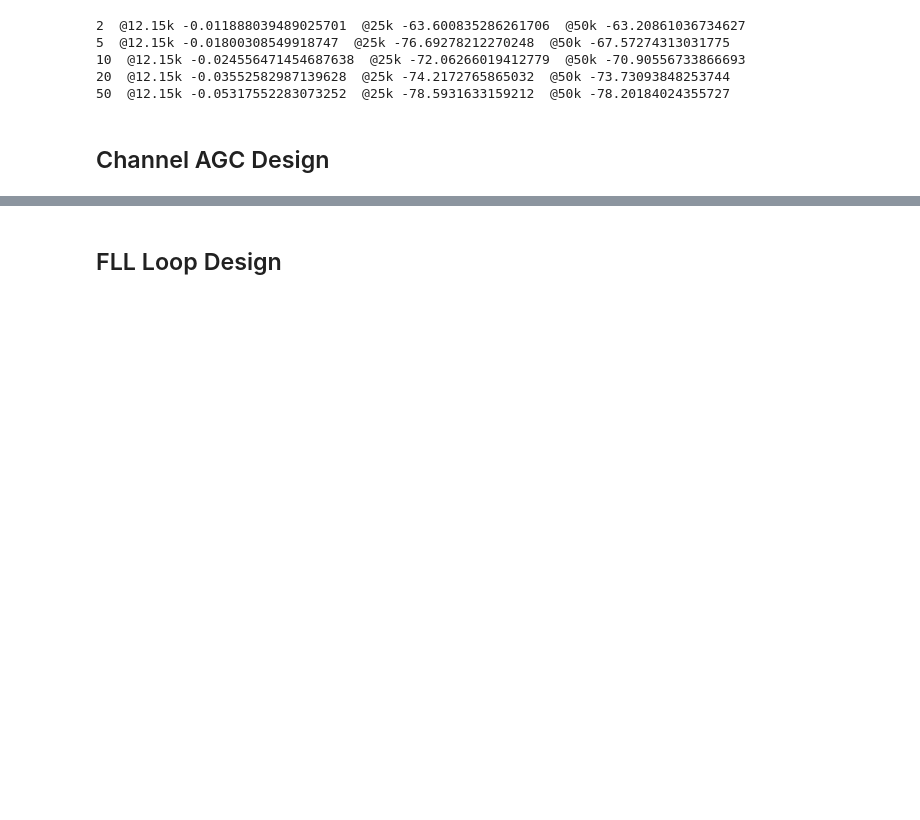
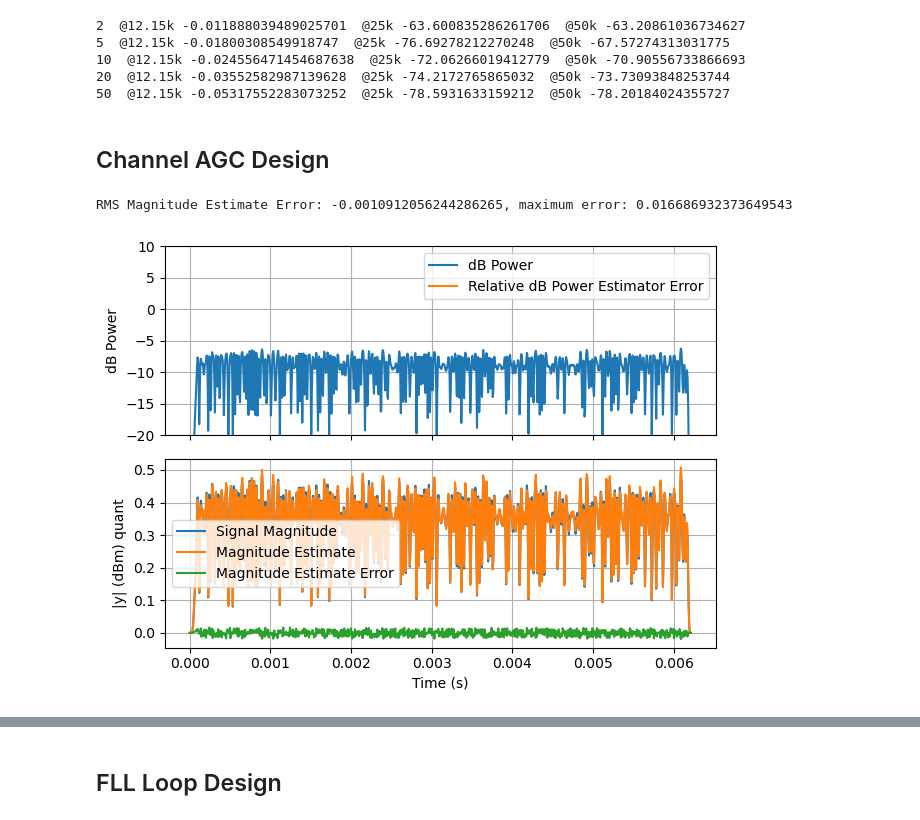
Before and after one commit to zachrjt/openTETRAphymac, a Jupyter notebook: software/rcvr.ipynb, the cells around one changed output, grey strips where cells are left out. Drawn from its saved outputs; the diff is of its cells as text; code cells hidden in the pictures; blank space fills up the shorter version.

```diff
--- a/software/rcvr.ipynb
+++ b/software/rcvr.ipynb
@@ -638,0 +677,55 @@ for Ws in [2, 5, 10, 20, 50]:
+# %%
+def fpga_mag_est(i_ch, q_ch, a: np.int64 = a_0, b: np.int64 = b_0):
+    i_ch = np.int16(i_ch)
+    q_ch = np.int16(q_ch)
+    abs_i = np.int64(32767) if i_ch == np.int16(-32768) else np.abs(int(i_ch)).astype(int64)
+    abs_q = np.int64(32767) if q_ch == np.int16(-32768) else np.abs(int(q_ch)).astype(int64)
+    max_v = abs_i if abs_i > abs_q else abs_q
+    min_v = abs_q if abs_q <= abs_i else abs_i
+    res = ((a*max_v) + (b*min_v))
+    out = tetraUtil.q17_rounding(res, 'rti', 15)
+    return out
+
+def true_mag_est(i_ch, q_ch):
+    i_float = i_ch.astype(np.float64) / np.float64((1 << 15))
+    q_float = q_ch.astype(np.float64) / np.float64((1 << 15))
+    return np.sqrt((i_float**2) + (q_float**2)).astype(np.float64)
+# %%
+# Generate input data to test against
+i_ch_q15, q_ch_q15 = generate_input(freq_offset = 0, pwr_ratio_db = 0, adj_25 = False, adj_50 = False, samp_rate=4)
+
+mag_est = np.zeros(i_ch_q15.size, dtype=np.float64)
+error_est = np.zeros(i_ch_q15.size, dtype=np.float64)
+error_est_db = np.zeros(i_ch_q15.size, dtype=np.float64)
+mag_real = np.zeros(i_ch_q15.size, dtype=np.float64)
+
+for k in range(i_ch_q15.size):
+    mag_est[k] = fpga_mag_est(i_ch_q15[k], q_ch_q15[k]).astype(np.float64) / np.float64((1 << 17))
+    mag_real[k] = true_mag_est(i_ch_q15[k], q_ch_q15[k])
+    error_est[k] = mag_real[k] - mag_est[k]
+    rel = abs(error_est[k]) / (mag_real[k] + 1e-12)
+    error_est_db[k] = 20*np.log10(rel + 1e-12)
+
+print(f"RMS Magnitude Estimate Error: {np.mean(error_est)}, maximum error: {np.max(error_est)}")
+
+t = np.arange(i_ch_q15.size) / (18_000 * 8)
+_, ax = plt.subplots(2,1,sharex=True)
+ax[0].plot(t, 20*np.log10(mag_real + 1e-12), label="dB Power")
+ax[0].plot(t,  error_est_db, label="Relative dB Power Estimator Error")
+ax[0].grid(True)
+ax[0].legend()
+ax[0].set_ylim(-20, 10)
+ax[0].set_ylabel("dB Power")
+
+ax[1].plot(t, mag_real, label="Signal Magnitude")
+ax[1].plot(t, mag_est, label="Magnitude Estimate")
+ax[1].plot(t, error_est, label="Magnitude Estimate Error")
+ax[1].grid(True)
+ax[1].legend()
+ax[1].set_ylabel("|y| (dBm) quant")
+ax[1].set_xlabel("Time (s)")
+plt.tight_layout()
+plt.show()
+# %% [output]
+RMS Magnitude Estimate Error: -0.0010912056244286265, maximum error: 0.016686932373649543
+[figure, added]
```
Also changed, not shown: parts of 25 cells of this notebook, 5 other files.
